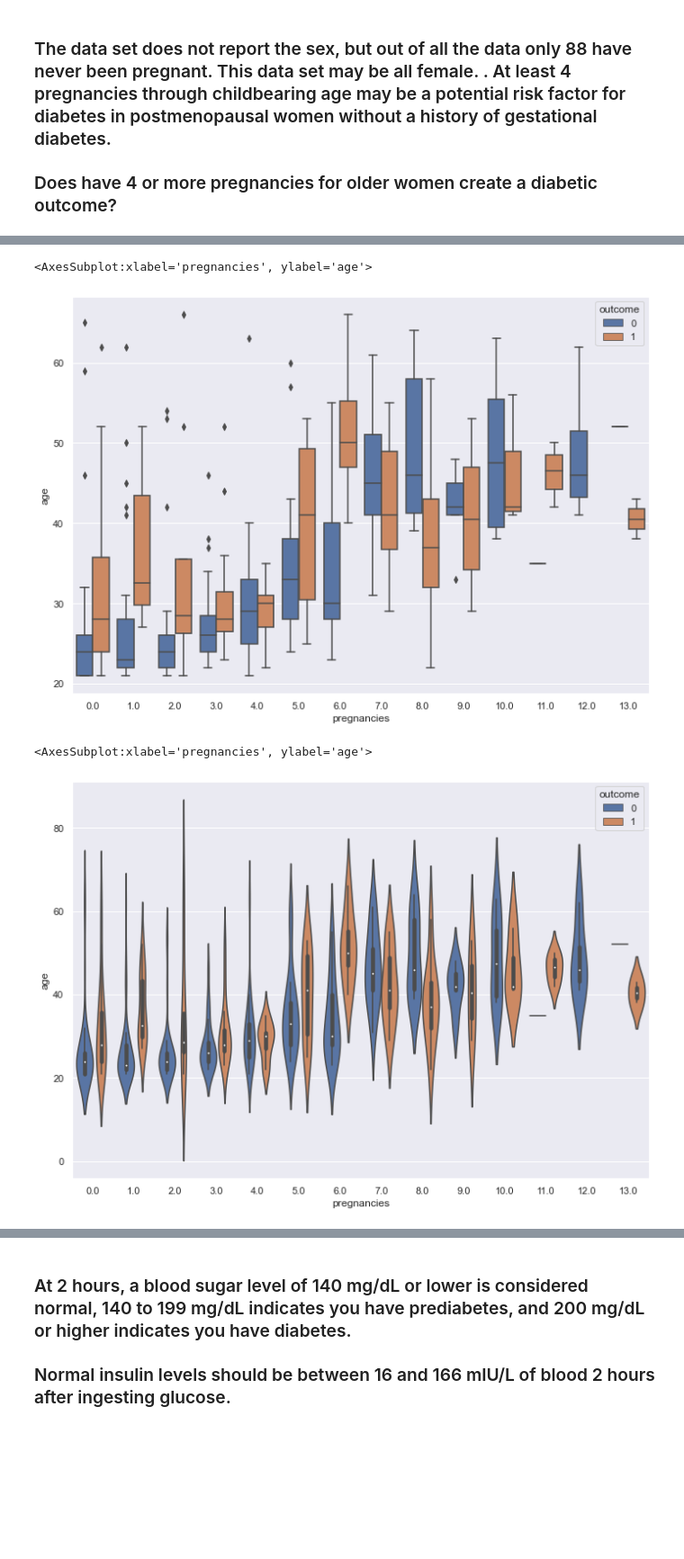
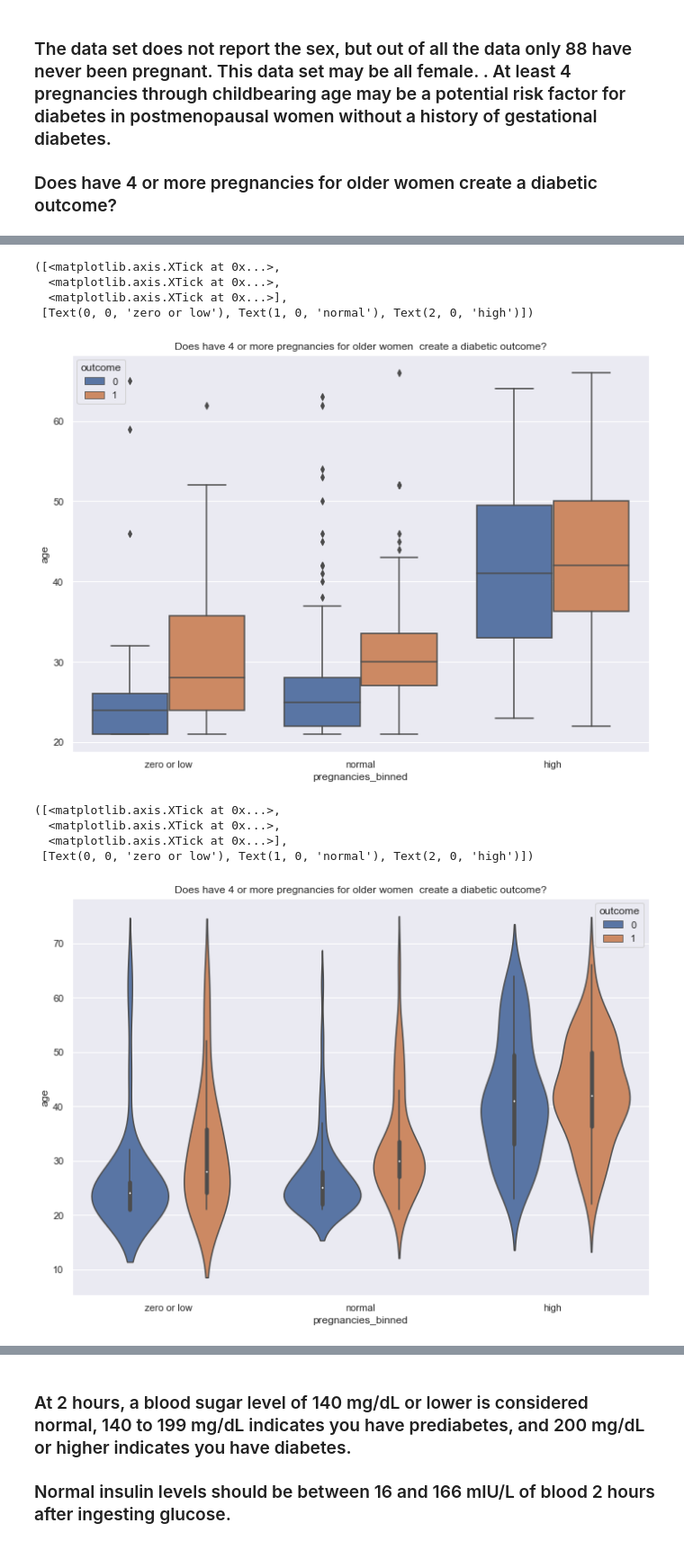
Before and after one commit to raedownen/mini_projects, a Jupyter notebook: diabetes_project.ipynb, the cells around one changed output, grey strips where cells are left out. Shown at 90% size. Cells and saved outputs as stored; diff of their text form; code cells hidden in the pictures; blank space fills up the shorter version.

```diff
--- a/diabetes_project.ipynb
+++ b/diabetes_project.ipynb
@@ -730,19 +734,19 @@ sns.relplot(x='pregnancies', y='age', hue='outcome', data=train).set(title='Does
 # %%
-x = 'pregnancies'
-y = 'age'
-data = train
-
-sns.boxplot(x=x,y=y,data=data ,hue= 'outcome').set(title='Does have 4 or more pregnancies for older women  create a diabetic outcome?')
+sns.boxplot(x='pregnancies_binned', y='age', hue='outcome', data=train).set(title='Does have 4 or more pregnancies for older women  create a diabetic outcome?')
+plt.xticks([0,1,2],['zero or low','normal','high'])
 # %% [output]
-<AxesSubplot:xlabel='pregnancies', ylabel='age'>
+([<matplotlib.axis.XTick at 0x...>,
+  <matplotlib.axis.XTick at 0x...>,
+  <matplotlib.axis.XTick at 0x...>],
+ [Text(0, 0, 'zero or low'), Text(1, 0, 'normal'), Text(2, 0, 'high')])
-[figure, old version]
+[figure, new version]
 # %%
-x = 'pregnancies'
-y = 'age'
-data = train
-hue = 'outcome'
-sns.violinplot(x=x,y=y,data=data, hue=hue).set(title='Does have 4 or more pregnancies for older women  create a diabetic outcome?')
+sns.violinplot(x='pregnancies_binned', y='age', hue='outcome', data=train).set(title='Does have 4 or more pregnancies for older women  create a diabetic outcome?')
+plt.xticks([0,1,2],['zero or low','normal','high'])
 # %% [output]
-<AxesSubplot:xlabel='pregnancies', ylabel='age'>
+([<matplotlib.axis.XTick at 0x...>,
+  <matplotlib.axis.XTick at 0x...>,
+  <matplotlib.axis.XTick at 0x...>],
+ [Text(0, 0, 'zero or low'), Text(1, 0, 'normal'), Text(2, 0, 'high')])
-[figure, old version]
+[figure, new version]
 # %%
```
Also changed, not shown: parts of 27 cells of this notebook.
